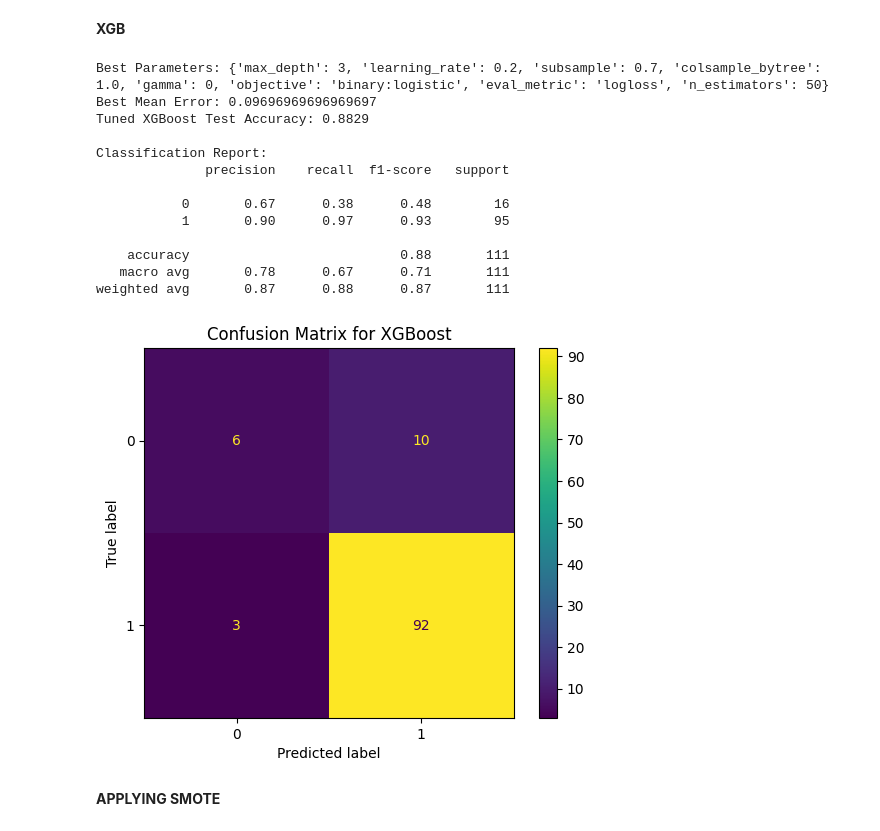
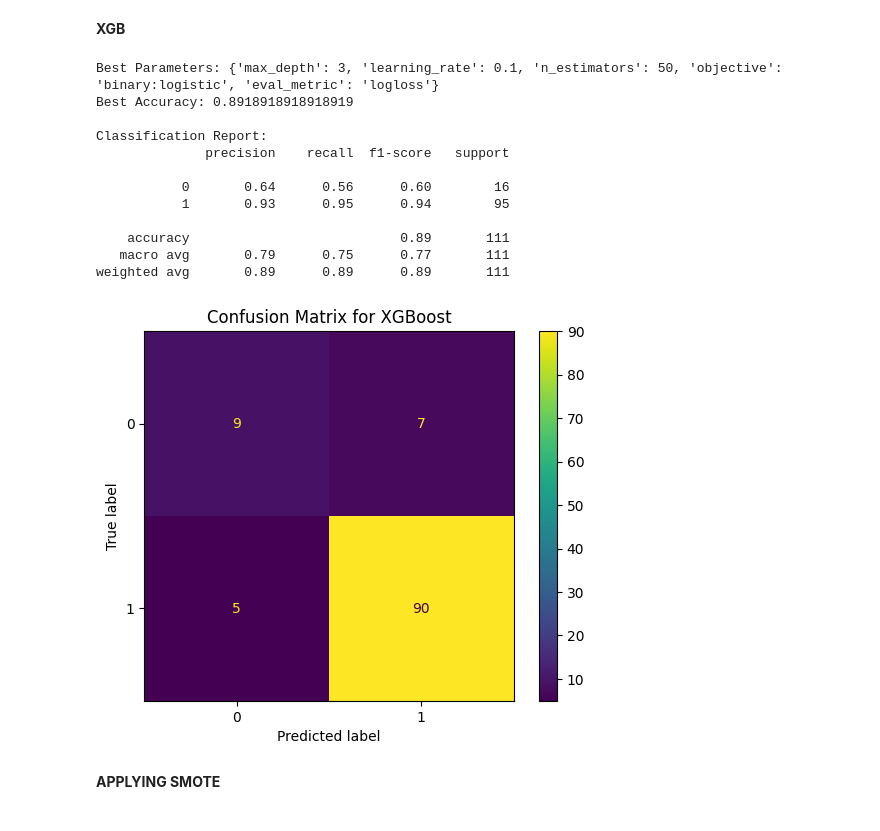
Before and after one commit to MerlinePricillaPeter/LUNG-CANCER-PREDICTION, a Jupyter notebook: LUNG_CANCER_PREDICTION.ipynb, the cells around one changed output. Cells and saved outputs as stored; diff of their text form; code cells hidden in the pictures.

```diff
--- a/LUNG_CANCER_PREDICTION.ipynb
+++ b/LUNG_CANCER_PREDICTION.ipynb
@@ -636,83 +635,75 @@ weighted avg       0.93      0.92      0.92       111
 dtrain = xgb.DMatrix(X_train_scaled, label=y_train)
 dtest = xgb.DMatrix(X_test_scaled, label=y_test)
 
-# Define the hyperparameter grid
+#a hyperparamter tuning using three key params
 param_grid = {
     'max_depth': [3, 5, 7],
     'learning_rate': [0.01, 0.1, 0.2],
-    'subsample': [0.7, 0.8, 1.0],
-    'colsample_bytree': [0.7, 0.8, 1.0],
-    'gamma': [0, 0.1, 0.2],
     'n_estimators': [50, 100, 200]
 }
 
-# Initialize results storage
+# to store the final results
 results = []
 
-# Perform manual grid search
+# to perform manual grid search
 for max_depth in param_grid['max_depth']:
     for learning_rate in param_grid['learning_rate']:
-        for subsample in param_grid['subsample']:
-            for colsample_bytree in param_grid['colsample_bytree']:
-                for gamma in param_grid['gamma']:
-                    for n_estimators in param_grid['n_estimators']:
-                        params = {
-                            'max_depth': max_depth,
-                            'learning_rate': learning_rate,
-                            'subsample': subsample,
-                            'colsample_bytree': colsample_bytree,
-                            'gamma': gamma,
-                            'objective': 'binary:logistic',
-                            'eval_metric': 'logloss',
-                            'n_estimators': n_estimators
-                        }
+        for n_estimators in param_grid['n_estimators']:
+            params = {
+                'max_depth': max_depth,
+                'learning_rate': learning_rate,
+                'n_estimators': n_estimators,
+                'objective': 'binary:logistic',
+                'eval_metric': 'logloss'
+            }
 
-                        # Cross-validation
-                        cv_results = xgb.cv(params, dtrain, num_boost_round=n_estimators, nfold=5, metrics='error', seed=42)
+            # Training the model with selected parameters
+            model = xgb.XGBClassifier(**params)
+            model.fit(X_train_scaled, y_train)
 
-                        # Store results
-                        mean_error = cv_results['test-error-mean'].min()
-                        results.append((params, mean_error))
+            # Evaluation of the model
+            y_pred_xg = model.predict(X_test_scaled)
+            xgb_accuracy = accuracy_score(y_test, y_pred_xg)
 
-# Select the best parameters
-best_params, best_error = sorted(results, key=lambda x: x[1])[0]
+            # Storing the final results
+            results.append((params, xgb_accuracy))
+
+# to select the best parameters that would give best accuracy
+best_params, best_accuracy = max(results, key=lambda x: x[1])
 print("Best Parameters:", best_params)
-print("Best Mean Error:", best_error)
+print("Best Accuracy:", best_accuracy)
 
-# Train the final model with the best parameters
+# training the best model
 best_model = xgb.XGBClassifier(**best_params)
 best_model.fit(X_train_scaled, y_train)
 
-# Predict and Evaluate
+# predicition and evaluation of the best model
 y_pred_xg = best_model.predict(X_test_scaled)
-xgb_accuracy = accuracy_score(y_test, y_pred_xg)
-print(f"Tuned XGBoost Test Accuracy: {xgb_accuracy:.4f}")
 
 # Classification Report
 print("\nClassification Report:")
 print(classification_report(y_test, y_pred_xg))
 
-# Generate and Display Confusion Matrix
+# display the confusion matrix
 cm = confusion_matrix(y_test, y_pred_xg)
 disp = ConfusionMatrixDisplay(confusion_matrix=cm, display_labels=np.unique(y))
 disp.plot(cmap='viridis')
 plt.title("Confusion Matrix for XGBoost")
 plt.show()
 # %% [output]
-Best Parameters: {'max_depth': 3, 'learning_rate': 0.2, 'subsample': 0.7, 'colsample_bytree': 1.0, 'gamma': 0, 'objective': 'binary:logistic', 'eval_metric': 'logloss', 'n_estimators': 50}
-Best Mean Error: 0.09696969696969697
-Tuned XGBoost Test Accuracy: 0.8829
+Best Parameters: {'max_depth': 3, 'learning_rate': 0.1, 'n_estimators': 50, 'objective': 'binary:logistic', 'eval_metric': 'logloss'}
+Best Accuracy: 0.8918918918918919
 
 Classification Report:
               precision    recall  f1-score   support
 
-           0       0.67      0.38      0.48        16
-           1       0.90      0.97      0.93        95
+           0       0.64      0.56      0.60        16
+           1       0.93      0.95      0.94        95
 
-    accuracy                           0.88       111
-   macro avg       0.78      0.67      0.71       111
-weighted avg       0.87      0.88      0.87       111
+    accuracy                           0.89       111
+   macro avg       0.79      0.75      0.77       111
+weighted avg       0.89      0.89      0.89       111
-[figure, old version]
+[figure, new version]
 # %% [markdown]
 **APPLYING SMOTE**
 # %%
```
Also changed, not shown: parts of 21 cells of this notebook.
